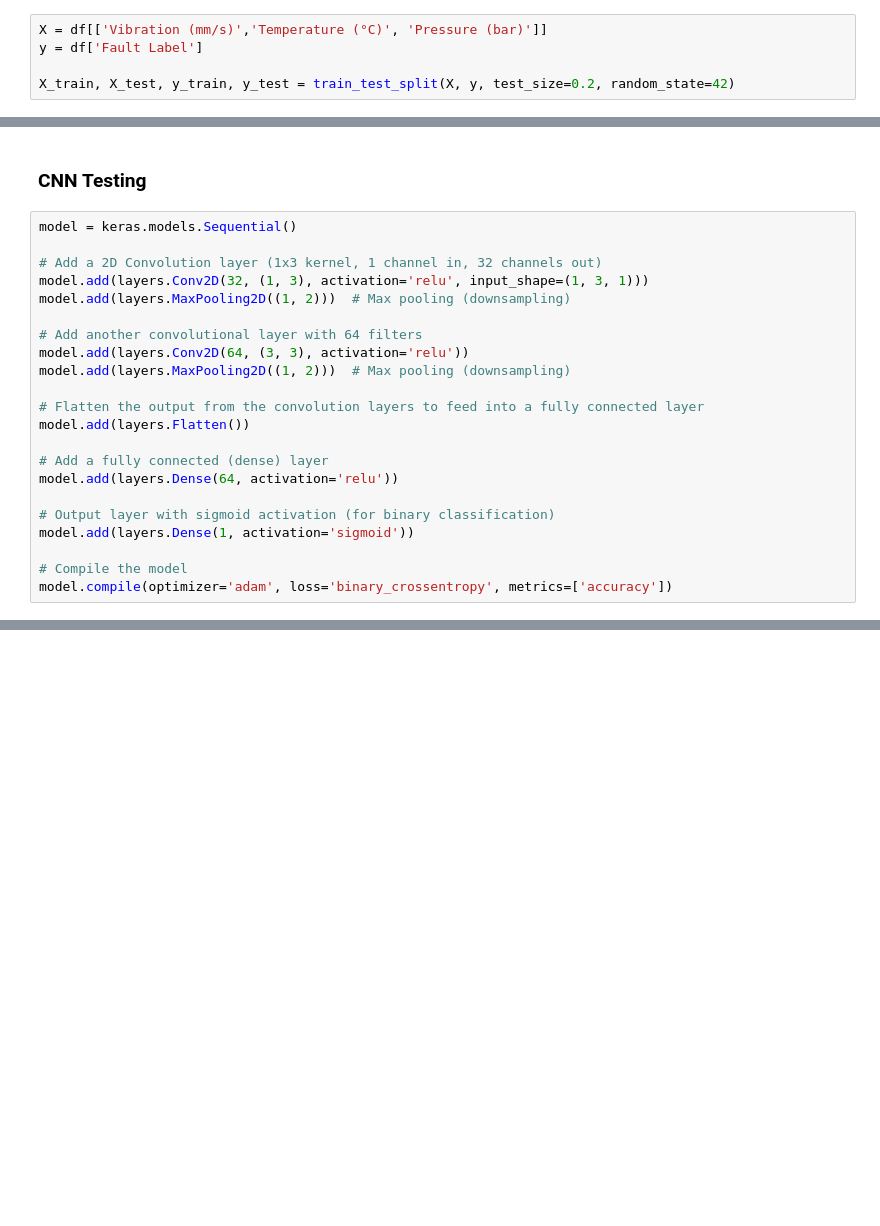
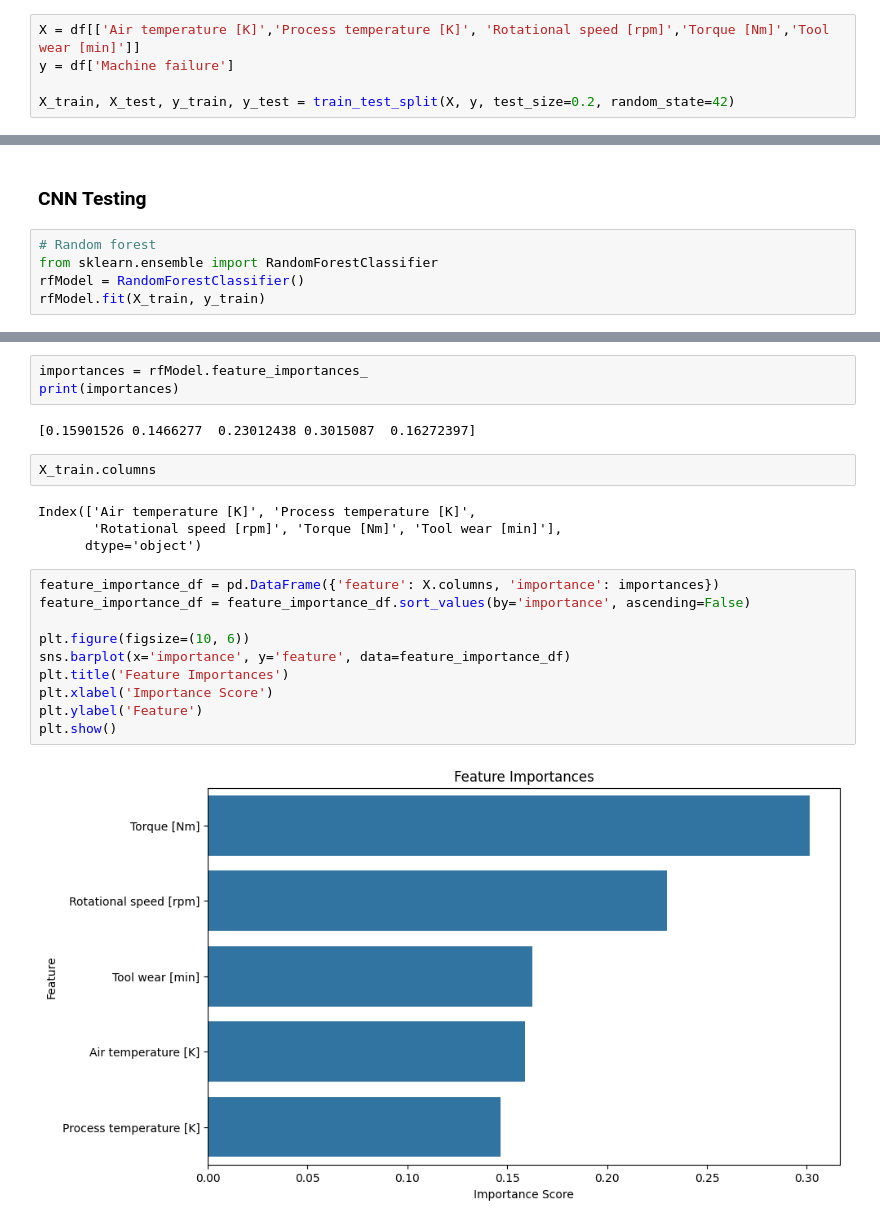
Before and after one commit to adoreblvnk/err, a Jupyter notebook: industry_processing/hackathon.ipynb, the cells around one changed output, grey strips where cells are left out. Cells and saved outputs as stored; diff of their text form; blank space fills up the shorter version.

```diff
--- a/industry_processing/hackathon.ipynb
+++ b/industry_processing/hackathon.ipynb
@@ -54,8 +61,8 @@ plt.show()
 # %% [markdown]
 ### Fitting of data
 # %%
-X = df[['Vibration (mm/s)','Temperature (°C)', 'Pressure (bar)']]
-y = df['Fault Label']
+X = df[['Air temperature [K]','Process temperature [K]', 'Rotational speed [rpm]','Torque [Nm]','Tool wear [min]']]
+y = df['Machine failure']
 
 X_train, X_test, y_train, y_test = train_test_split(X, y, test_size=0.2, random_state=42)
 # %%
@@ -63,25 +70,8 @@ input_shape = X_train.shape
 # %% [markdown]
 ### CNN Testing
 # %%
-model = keras.models.Sequential()
-
-# Add a 2D Convolution layer (1x3 kernel, 1 channel in, 32 channels out)
-model.add(layers.Conv2D(32, (1, 3), activation='relu', input_shape=(1, 3, 1)))
-model.add(layers.MaxPooling2D((1, 2)))  # Max pooling (downsampling)
-
-# Add another convolutional layer with 64 filters
-model.add(layers.Conv2D(64, (3, 3), activation='relu'))
-model.add(layers.MaxPooling2D((1, 2)))  # Max pooling (downsampling)
-
-# Flatten the output from the convolution layers to feed into a fully connected layer
-model.add(layers.Flatten())
-
-# Add a fully connected (dense) layer
-model.add(layers.Dense(64, activation='relu'))
-
-# Output layer with sigmoid activation (for binary classification)
-model.add(layers.Dense(1, activation='sigmoid'))
-
-# Compile the model
-model.compile(optimizer='adam', loss='binary_crossentropy', metrics=['accuracy'])
+# Random forest
+from sklearn.ensemble import RandomForestClassifier
+rfModel = RandomForestClassifier()
+rfModel.fit(X_train, y_train)
 # %% [output]
@@ -88,0 +91,23 @@ ValueError: Computed output size would be negative. Received `inputs shape=(None
+# %%
+importances = rfModel.feature_importances_
+print(importances)
+# %% [output]
+[0.15901526 0.1466277  0.23012438 0.3015087  0.16272397]
+# %%
+X_train.columns
+# %% [output]
+Index(['Air temperature [K]', 'Process temperature [K]',
+       'Rotational speed [rpm]', 'Torque [Nm]', 'Tool wear [min]'],
+      dtype='object')
+# %%
+feature_importance_df = pd.DataFrame({'feature': X.columns, 'importance': importances})
+feature_importance_df = feature_importance_df.sort_values(by='importance', ascending=False)
+
+plt.figure(figsize=(10, 6))
+sns.barplot(x='importance', y='feature', data=feature_importance_df)
+plt.title('Feature Importances')
+plt.xlabel('Importance Score')
+plt.ylabel('Feature')
+plt.show()
+# %% [output]
+[figure, added]
```
Also changed, not shown: parts of 8 cells of this notebook.
